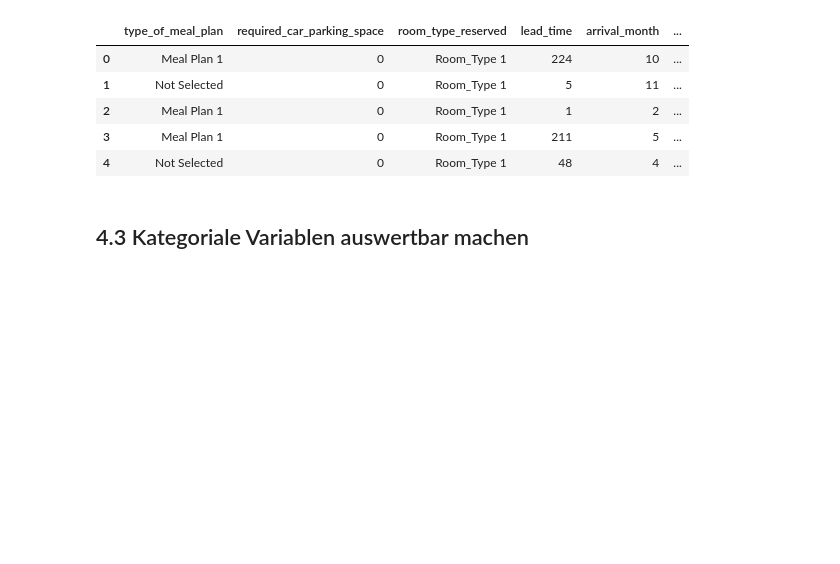
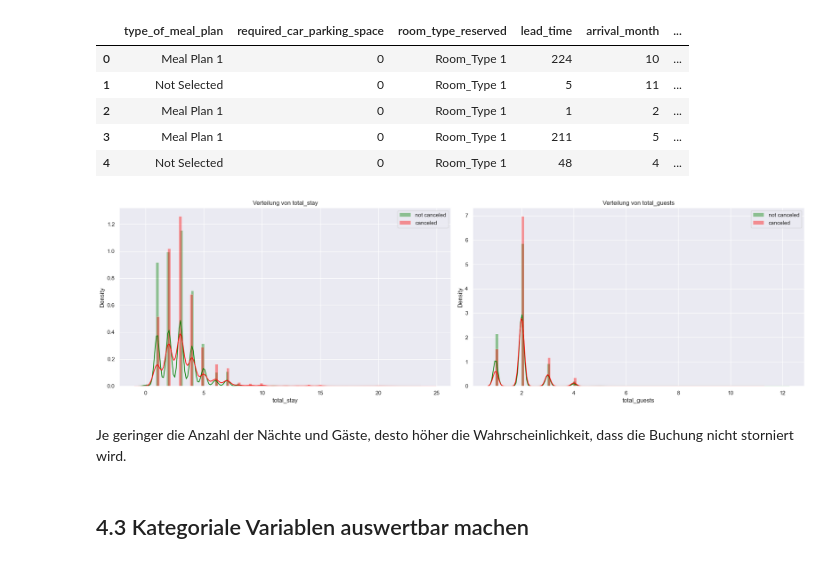
Before and after one commit to Flitschi7/stornierungsvorhersage-im-hotelgewerbe, a Jupyter notebook: hotel_cancellation.ipynb, the cells around one changed output. Cells and saved outputs as stored; diff of their text form; code cells hidden in the pictures; blank space fills up the shorter version.

```diff
--- a/hotel_cancellation.ipynb
+++ b/hotel_cancellation.ipynb
@@ -419,6 +429,40 @@ data.head()
 | 2 | Meal Plan 1 | 0 | Room_Type 1 | 1 | 2 | ... |
 | 3 | Meal Plan 1 | 0 | Room_Type 1 | 211 | 5 | ... |
 | 4 | Not Selected | 0 | Room_Type 1 | 48 | 4 | ... |
+# %%
+new_features = ['total_stay', 'total_guests']
+fig, axs = plt.subplots(1, 2, figsize=(20, 6))
+
+for i, feature in enumerate(new_features):
+    sns.histplot(data[data.booking_status == 1][feature],
+                 bins=100,
+                 color='green',
+                 label='not canceled',
+                 kde=True,
+                 stat='density',
+                 kde_kws=dict(cut=3),
+                 alpha=0.4,
+                 linewidth=0.25,
+                 ax=axs[i])
+    sns.histplot(data[data.booking_status == 0][feature],
+                 bins=100,
+                 color='red',
+                 label='canceled',
+                 kde=True,
+                 stat='density',
+                 kde_kws=dict(cut=3),
+                 alpha=0.4,
+                 linewidth=0.25,
+                 ax=axs[i])
+    axs[i].set_title(f'Verteilung von {feature}')
+    axs[i].legend()
+
+plt.tight_layout()
+plt.show()
+# %% [output]
+[figure, added]
+# %% [markdown]
+Je geringer die Anzahl der Nächte und Gäste, desto höher die Wahrscheinlichkeit, dass die Buchung nicht storniert wird.
 # %% [markdown]
 ## 4.3 Kategoriale Variablen auswertbar machen
 # %%
```
Also changed, not shown: parts of 34 cells of this notebook, 1 other file.
